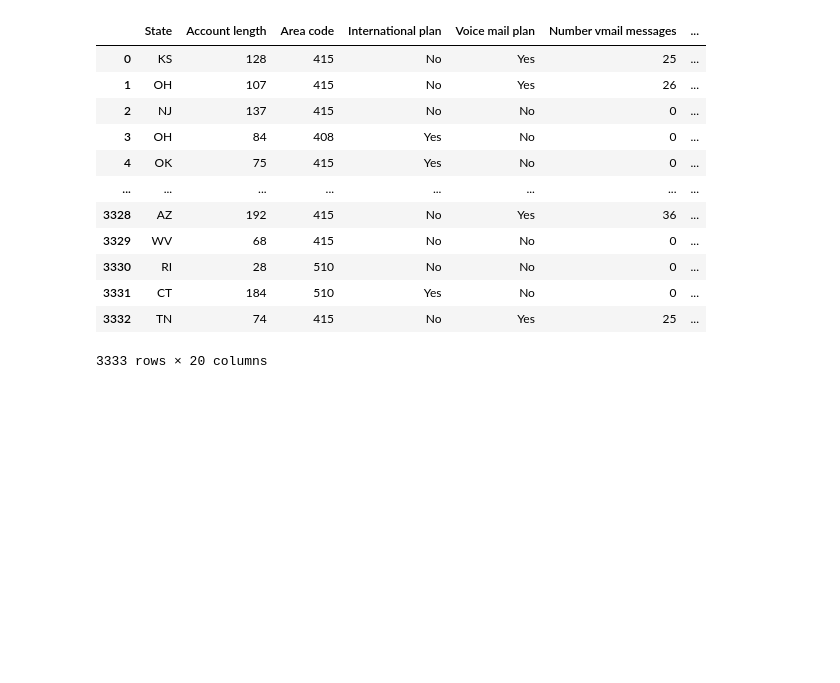
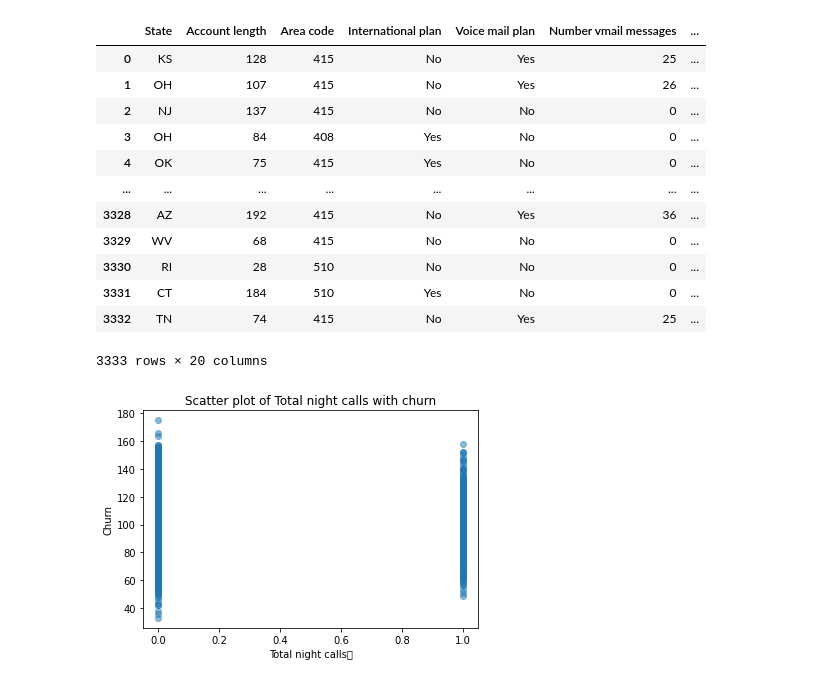
Before and after one commit to akifkashif/EDA-Capstone-Project---Mohammed-Akifuddin, a Jupyter notebook: TEAM_Telecom_Churn_Analysis_Capstone_Project.ipynb, the cells around one changed output. Saved outputs shown, nothing was run; the diff lists cells and outputs as text; code cells hidden in the pictures; blank space fills up the shorter version.

```diff
--- a/TEAM_Telecom_Churn_Analysis_Capstone_Project.ipynb
+++ b/TEAM_Telecom_Churn_Analysis_Capstone_Project.ipynb
@@ -862,3 +866,11 @@ df
 | 3331 | CT | 184 | 510 | Yes | No | 0 | ... |
 | 3332 | TN | 74 | 415 | No | Yes | 25 | ... |
 3333 rows × 20 columns
+# %%
+plt.scatter(df['Churn'], df['Total night calls'], alpha=0.5)
+plt.title('Scatter plot of Total night calls with churn')
+plt.xlabel('Total night calls	')
+plt.ylabel('Churn')
+plt.show()
+# %% [output]
+[figure, added]
```
Also changed, not shown: parts of 38 cells of this notebook.
